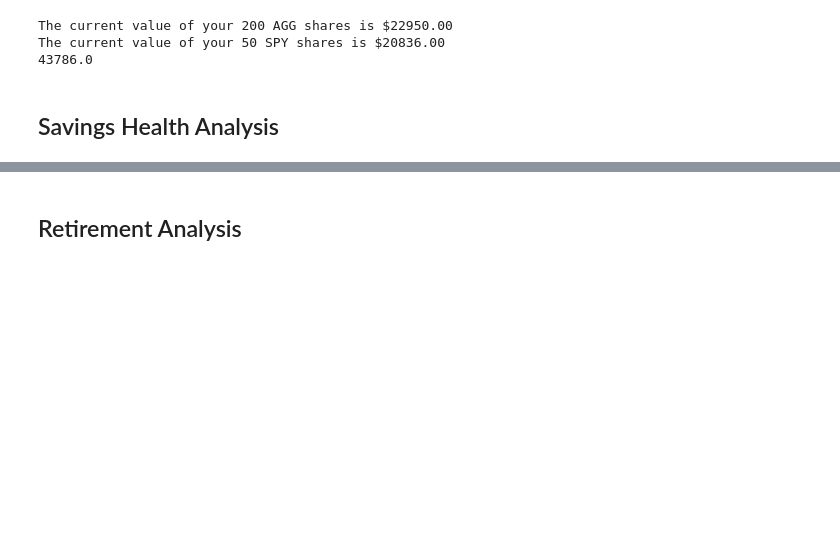
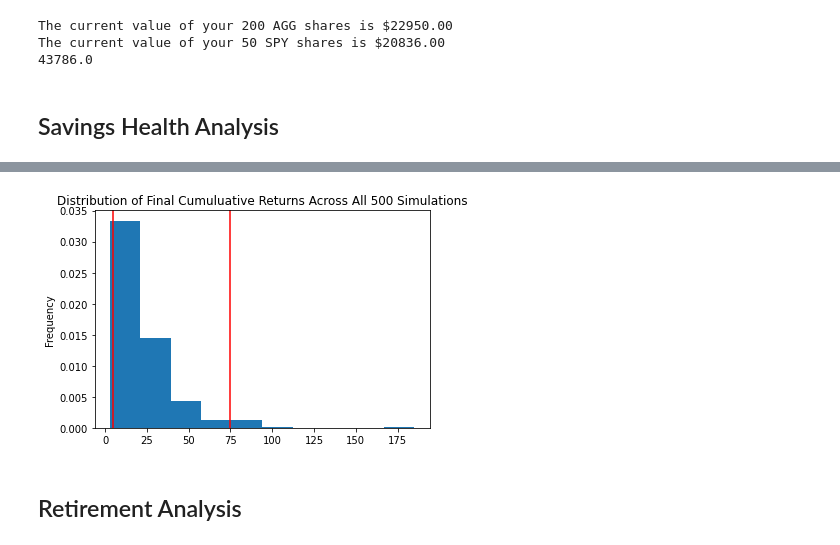
Before and after one commit to hypemichael/financial_planner, a Jupyter notebook: main.ipynb, the cells around one changed output, grey strips where cells are left out. Cells and saved outputs as stored; diff of their text form; code cells hidden in the pictures; blank space fills up the shorter version.

Commit message:
Cleaned gaps. Changed one simulation plot to distribution plot

```diff
--- a/main.ipynb
+++ b/main.ipynb
@@ -224,6 +260,8 @@ line_plot = MC_thirtyyear.plot_simulation()
 # %%
  # Plot simulation outcomes
-line_plot = MC_thirtyyear.plot_simulation()
+line_plot = MC_thirtyyear.plot_distribution()
+# %% [output]
+[figure, added]
 # %% [markdown]
  ## Retirement Analysis
 # %%
```
Also changed, not shown: parts of 12 cells of this notebook.
